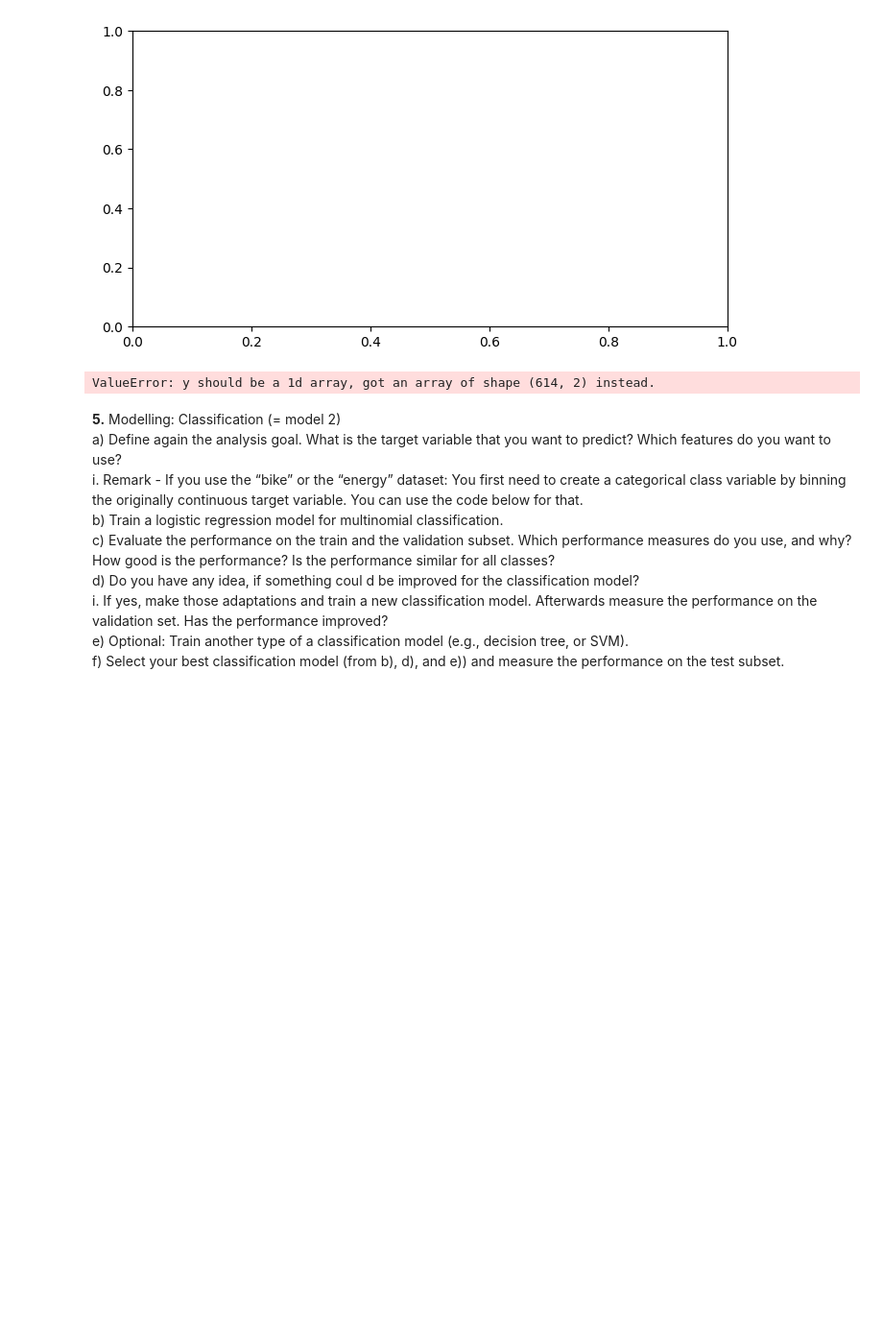
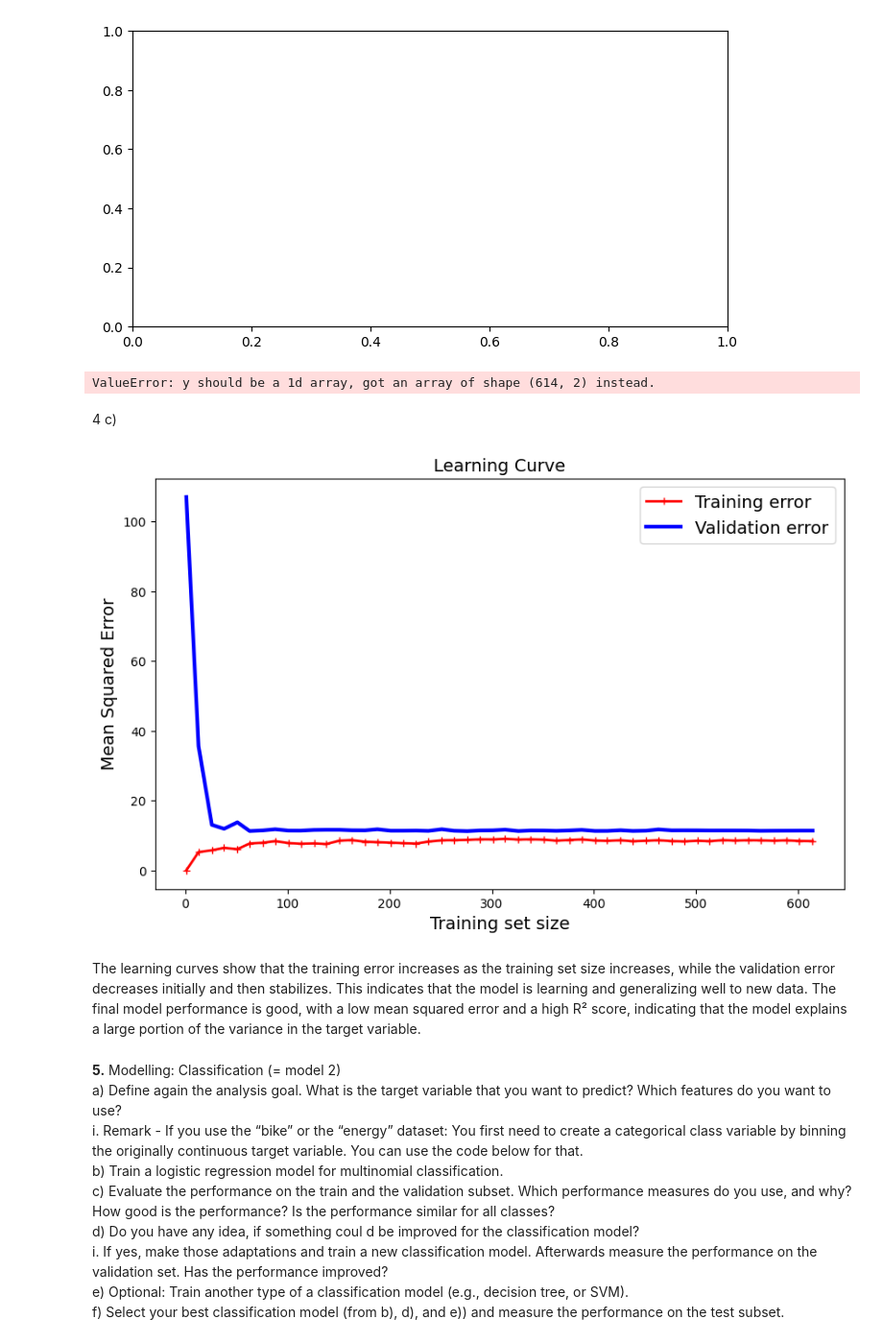
Before and after one commit to YunusEA12/ENERGY, a Jupyter notebook: Project1-Gruppe08-Energy.ipynb, the cells around one changed output. Shown at 96% size. Drawn from its saved outputs; the diff is of its cells as text; code cells hidden in the pictures; blank space fills up the shorter version.

```diff
--- a/Project1-Gruppe08-Energy.ipynb
+++ b/Project1-Gruppe08-Energy.ipynb
@@ -382,6 +382,40 @@ log_reg = LogisticRegression(random_state = seed_val)
 log_reg.fit(X_train, y_train['Y1']) # Select one target variable (e.g., 'Y1')
 # %% [output]
 ValueError: y should be a 1d array, got an array of shape (614, 2) instead.
+# %% [markdown]
+4 c)
+# %%
+from sklearn.linear_model import LinearRegression
+from sklearn.metrics import mean_squared_error
+import matplotlib.pyplot as plt
+import numpy as np
+
+# Ensure X_train, y_train, X_val, y_val are defined before running this cell
+
+model = LinearRegression()
+
+train_errors, val_errors = [], []
+train_sizes = np.linspace(1, len(X_train), 50, dtype=int)
+
+for m in train_sizes:
+    model.fit(X_train[:m], y_train['Y1'][:m])
+    y_train_predict = model.predict(X_train[:m])
+    y_val_predict = model.predict(X_val)
+    train_errors.append(mean_squared_error(y_train['Y1'][:m], y_train_predict))
+    val_errors.append(mean_squared_error(y_val['Y1'], y_val_predict))
+
+plt.figure(figsize=(10, 6))
+plt.plot(train_sizes, train_errors, "r-+", linewidth=2, label="Training error")
+plt.plot(train_sizes, val_errors, "b-", linewidth=3, label="Validation error")
+plt.xlabel("Training set size")
+plt.ylabel("Mean Squared Error")
+plt.title("Learning Curve")
+plt.legend()
+plt.show()
+# %% [output]
+[figure, added]
+# %% [markdown]
+The learning curves show that the training error increases as the training set size increases, while the validation error decreases initially and then stabilizes. This indicates that the model is learning and generalizing well to new data. The final model performance is good, with a low mean squared error and a high R² score, indicating that the model explains a large portion of the variance in the target variable.
 # %% [markdown]
 **5.** Modelling: Classification (= model 2)
 a) Define again the analysis goal. What is the target variable that you want to predict? Which features do you want to use?
```
Also changed, not shown: parts of 1 cell of this notebook.
